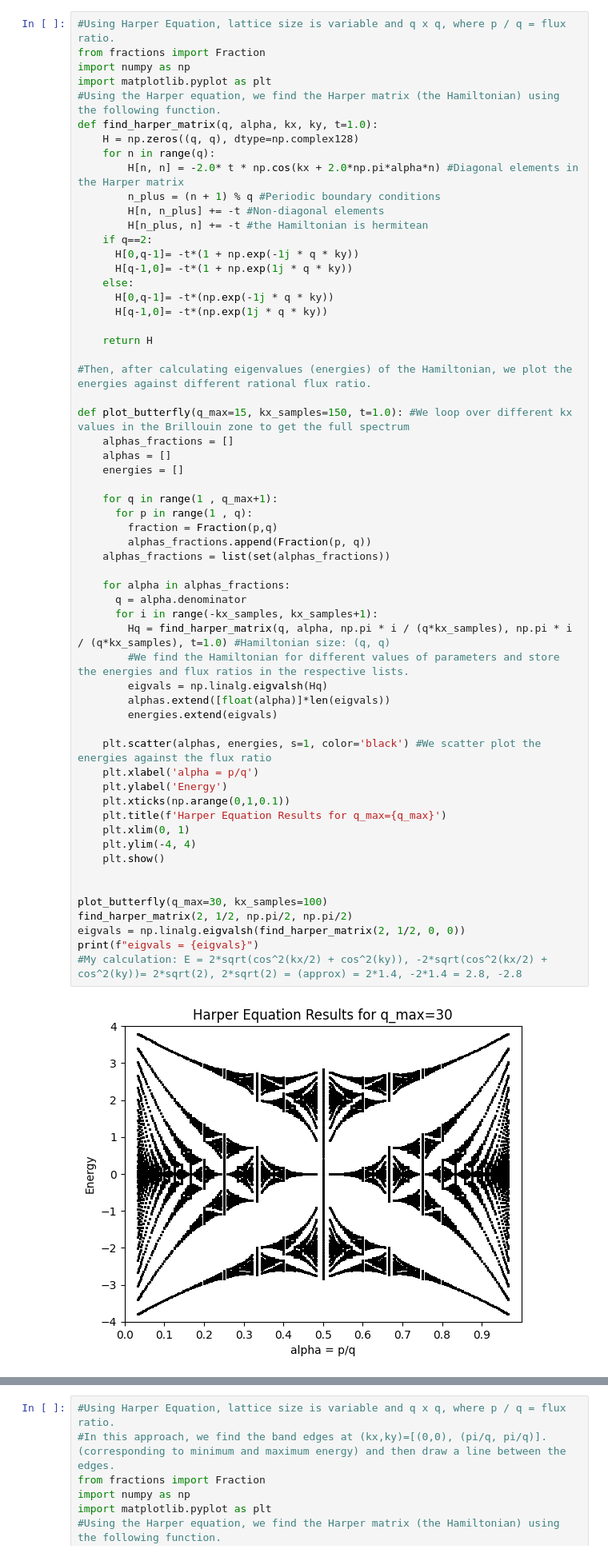
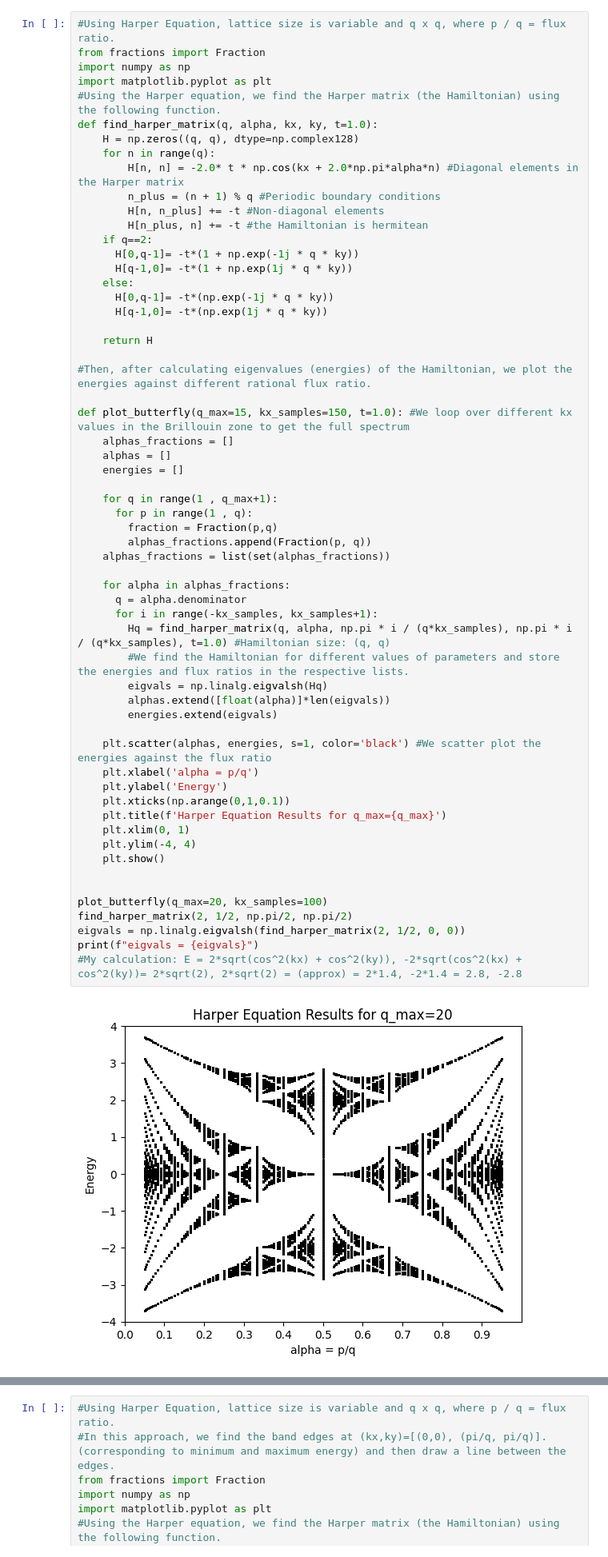
Before and after one commit to uveysturhan/condensed-matter-related, a Jupyter notebook: Results_for_Harper_Equation_and_Hamiltonian_Approach.ipynb, the cells around one changed output, grey strips where cells are left out. Shown at 80% size. Saved outputs shown, nothing was run; the diff lists cells and outputs as text.

```diff
--- a/Results_for_Harper_Equation_and_Hamiltonian_Approach.ipynb
+++ b/Results_for_Harper_Equation_and_Hamiltonian_Approach.ipynb
@@ -31,36 +31,36 @@ def plot_butterfly(q_max=15, kx_samples=150, t=1.0): #We loop over different kx
 
     for q in range(1 , q_max+1):
       for p in range(1 , q):
         fraction = Fraction(p,q)
         alphas_fractions.append(Fraction(p, q))
     alphas_fractions = list(set(alphas_fractions))
 
     for alpha in alphas_fractions:
       q = alpha.denominator
       for i in range(-kx_samples, kx_samples+1):
         Hq = find_harper_matrix(q, alpha, np.pi * i / (q*kx_samples), np.pi * i / (q*kx_samples), t=1.0) #Hamiltonian size: (q, q)
         #We find the Hamiltonian for different values of parameters and store the energies and flux ratios in the respective lists.
         eigvals = np.linalg.eigvalsh(Hq)
         alphas.extend([float(alpha)]*len(eigvals))
         energies.extend(eigvals)
 
     plt.scatter(alphas, energies, s=1, color='black') #We scatter plot the energies against the flux ratio
     plt.xlabel('alpha = p/q')
     plt.ylabel('Energy')
     plt.xticks(np.arange(0,1,0.1))
     plt.title(f'Harper Equation Results for q_max={q_max}')
     plt.xlim(0, 1)
     plt.ylim(-4, 4)
     plt.show()
 
 
-plot_butterfly(q_max=30, kx_samples=100)
+plot_butterfly(q_max=20, kx_samples=100)
 find_harper_matrix(2, 1/2, np.pi/2, np.pi/2)
 eigvals = np.linalg.eigvalsh(find_harper_matrix(2, 1/2, 0, 0))
 print(f"eigvals = {eigvals}")
-#My calculation: E = 2*sqrt(cos^2(kx/2) + cos^2(ky)), -2*sqrt(cos^2(kx/2) + cos^2(ky))= 2*sqrt(2), 2*sqrt(2) = (approx) = 2*1.4, -2*1.4 = 2.8, -2.8
+#My calculation: E = 2*sqrt(cos^2(kx) + cos^2(ky)), -2*sqrt(cos^2(kx) + cos^2(ky))= 2*sqrt(2), 2*sqrt(2) = (approx) = 2*1.4, -2*1.4 = 2.8, -2.8
 # %% [output]
-[figure, old version]
+[figure, new version]
 eigvals = [-2.82842712  2.82842712]
 # %%
 #Using Harper Equation, lattice size is variable and q x q, where p / q = flux ratio.
```
Also changed, not shown: parts of 7 cells of this notebook.
